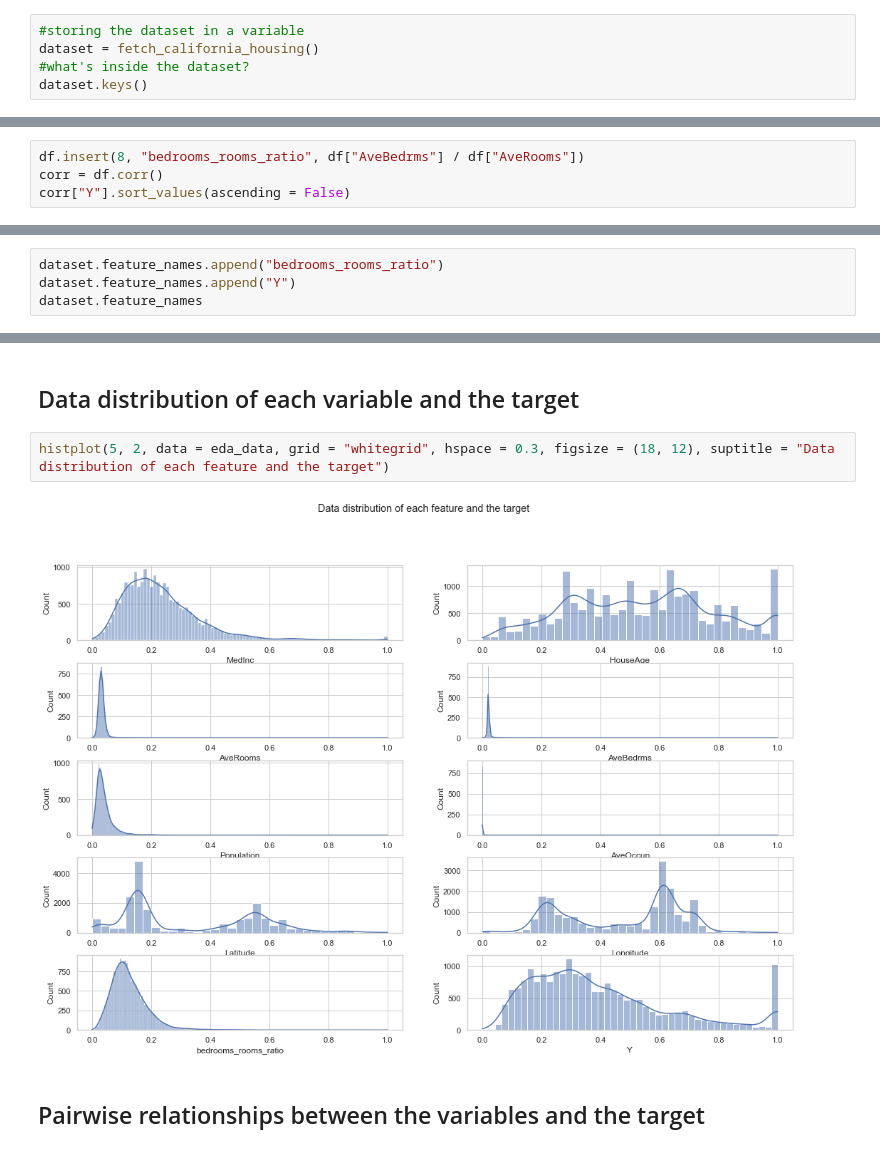
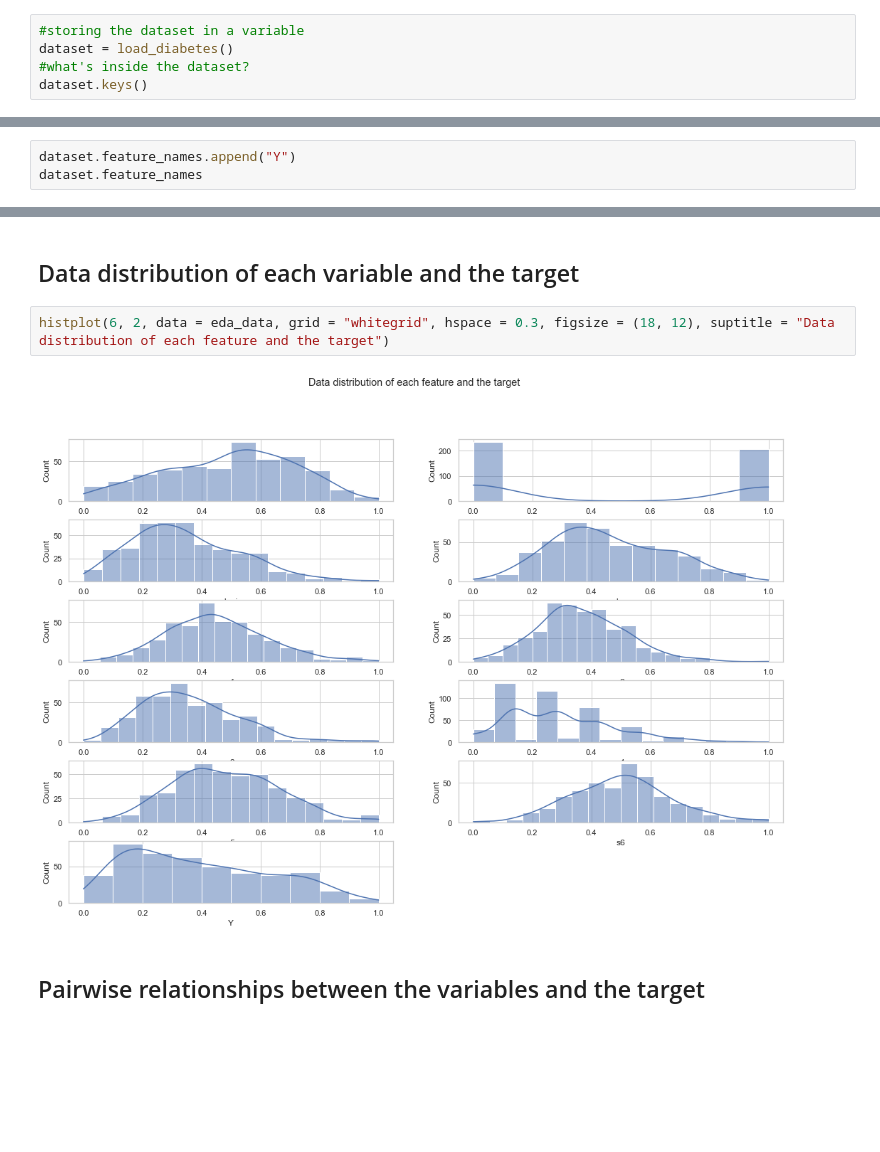
Before and after one commit to joy-datta/optimization-algorithms, a Jupyter notebook: data preprocessing/preprocessing.ipynb, the cells around one changed output, grey strips where cells are left out. Cells and saved outputs as stored; diff of their text form; blank space fills up the shorter version.

```diff
--- a/data preprocessing/preprocessing.ipynb
+++ b/data preprocessing/preprocessing.ipynb
@@ -10,7 +10,7 @@ import matplotlib.pyplot as plt
 import seaborn as sns
 # %%
 #storing the dataset in a variable
-dataset = fetch_california_housing()
+dataset = load_diabetes()
 #what's inside the dataset?
 dataset.keys()
 # %% [output]
@@ -91,4 +92,0 @@ memory usage: 1.4 MB
-# %%
-df.insert(8, "bedrooms_rooms_ratio", df["AveBedrms"] / df["AveRooms"])
-corr = df.corr()
-corr["Y"].sort_values(ascending = False)
@@ -143,5 +120,4 @@ dataset.feature_names
 # %%
-dataset.feature_names.append("bedrooms_rooms_ratio")
 dataset.feature_names.append("Y")
 dataset.feature_names
 # %% [output]
@@ -233,9 +200,9 @@ eda_data = df.copy()
 # %% [markdown]
 ## Data distribution of each variable and the target
 # %%
-histplot(5, 2, data = eda_data, grid = "whitegrid", hspace = 0.3, figsize = (18, 12), suptitle = "Data distribution of each feature and the target")
+histplot(6, 2, data = eda_data, grid = "whitegrid", hspace = 0.3, figsize = (18, 12), suptitle = "Data distribution of each feature and the target")
 # %% [output]
-[figure, old version]
+[figure, new version]
 # %% [markdown]
 ## Pairwise relationships between the variables and the target
 # %%
```
Also changed, not shown: parts of 29 cells of this notebook, 1 other file.
